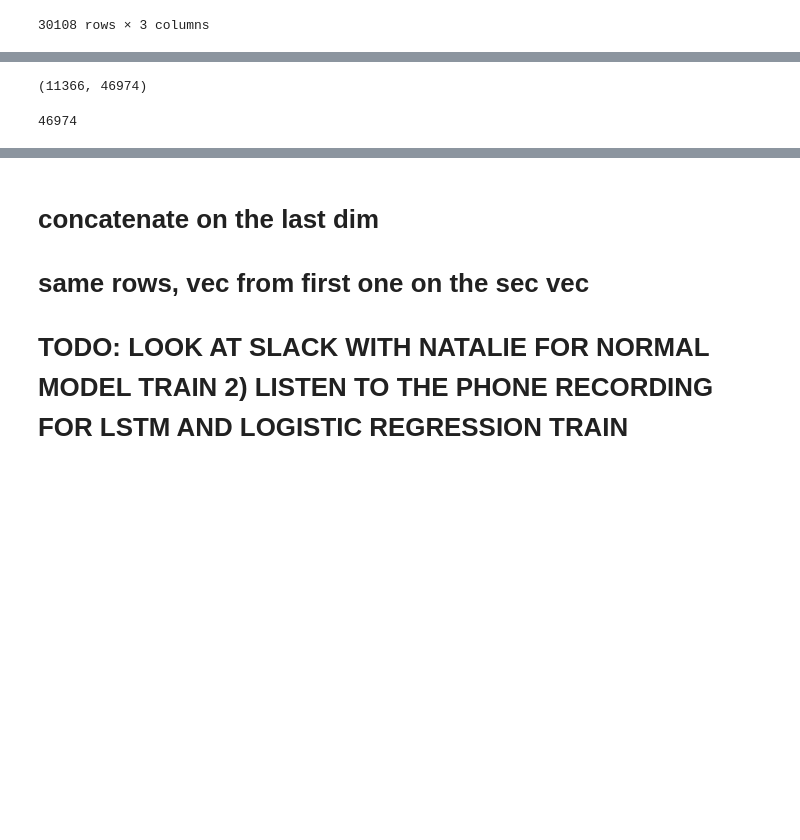
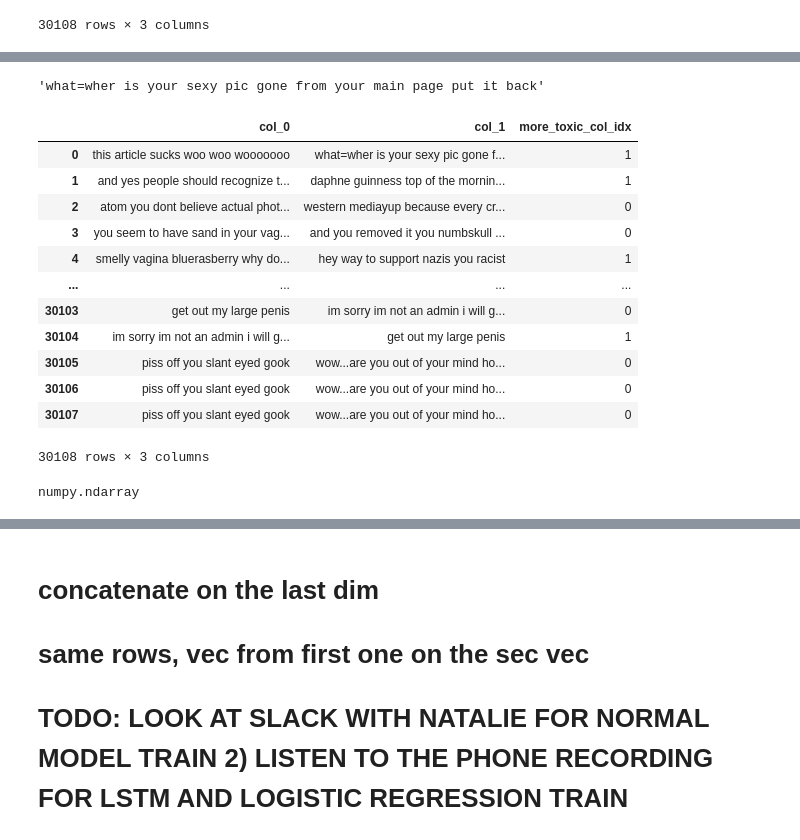
Before and after one commit to HahehaLing/Kaggle_ToxicityRater, a Jupyter notebook: bow_biranktrain.ipynb, the cells around one changed output, grey strips where cells are left out. Drawn from its saved outputs; the diff is of its cells as text; code cells hidden in the pictures; blank space fills up the shorter version.

```diff
--- a/bow.ipynb
+++ b/bow_biranktrain.ipynb
@@ -133,20 +110,0 @@ print(len(grouped_df_more.values))
-# %%
-n_less = len(grouped_df_less.index)
-n_more = len(grouped_df_more.index)
-
-comment = []
-score = []
-#jason jan 29: sort the indices (think of the comments as numbers, == and > and <, if a < b, then up the a), if the indices are the same - do logic,when more index is less than the less index // inc whatever is lesser than the other index. Once the threshold to the "more valued" index, then append the rest into the new transformed
-for i in range(n_more):
-    if grouped_df_more.index[i] not in grouped_df_less.index:
-            comment.append(grouped_df_more.index[i])
-            score.append(1)
-            continue
-    for j in range(n_less):
-
-        if grouped_df_less.index[j] == grouped_df_more.index[i]:
-            comment.append(grouped_df_less.index[j])
-            if grouped_df_more.values[i] >= grouped_df_less.values[j]:
-                score.append(1)
-            else:
-                score.append(0)
@@ -304,8 +110,0 @@ array([[0, 0, 0, ..., 0, 0, 0],
-# %%
-(x_train_val_vec.toarray().shape)
-# %% [output]
-(11366, 46974)
-# %%
-(x_train_val_vec.toarray()[0].size) #number of unique words
-# %% [output]
-46974
@@ -331,0 +111,52 @@ more_tox_vec = vectorizer.transform(cleaned_data['more_toxic'])
+# %%
+ cleaned_data['more_toxic'][0]
+# %% [output]
+'what=wher is your sexy pic gone from your main page put it back'
+# %%
+cleaned_data_shuffle = pd.DataFrame()
+indices_moreToxic = []
+col_1 = []
+col_0 = []
+random.seed(0)
+
+for i in range(cleaned_data.shape[0]):
+    idx = round(random.uniform(0, 1))
+    #print('index of more toxic',idx)
+
+    indices_moreToxic.append(idx)#index of where the more toxic comment is
+        #1 for right column, 0 for left column
+
+    if idx == 1:
+        col_1.append( cleaned_data['more_toxic'][i])
+        col_0.append( cleaned_data['less_toxic'][i])
+
+    else:
+        col_0.append(cleaned_data['more_toxic'][i])
+        col_1.append( cleaned_data['less_toxic'][i])
+
+
+cleaned_data_shuffle['col_0'] = pd.Series(col_0)
+#trans = pd.DataFrame(comment, columns = ['comment']) // another method of setting to df col
+
+cleaned_data_shuffle['col_1'] = pd.Series(col_1)
+cleaned_data_shuffle['more_toxic_col_idx'] = pd.DataFrame(indices_moreToxic)
+
+cleaned_data_shuffle
+# %% [output]
+|  | col_0 | col_1 | more_toxic_col_idx |
+| 0 | this article sucks woo woo wooooooo | what=wher is your sexy pic gone f... | 1 |
+| 1 | and yes people should recognize t... | daphne guinness top of the mornin... | 1 |
+| 2 | atom you dont believe actual phot... | western mediayup because every cr... | 0 |
+| 3 | you seem to have sand in your vag... | and you removed it you numbskull ... | 0 |
+| 4 | smelly vagina bluerasberry why do... | hey way to support nazis you racist | 1 |
+| ... | ... | ... | ... |
+| 30103 | get out my large penis | im sorry im not an admin i will g... | 0 |
+| 30104 | im sorry im not an admin i will g... | get out my large penis | 1 |
+| 30105 | piss off you slant eyed gook | wow...are you out of your mind ho... | 0 |
+| 30106 | piss off you slant eyed gook | wow...are you out of your mind ho... | 0 |
+| 30107 | piss off you slant eyed gook | wow...are you out of your mind ho... | 0 |
+30108 rows × 3 columns
+# %%
+type(cleaned_data_shuffle.col_0.values)
+# %% [output]
+numpy.ndarray
```
Also changed, not shown: parts of 58 cells of this notebook.
